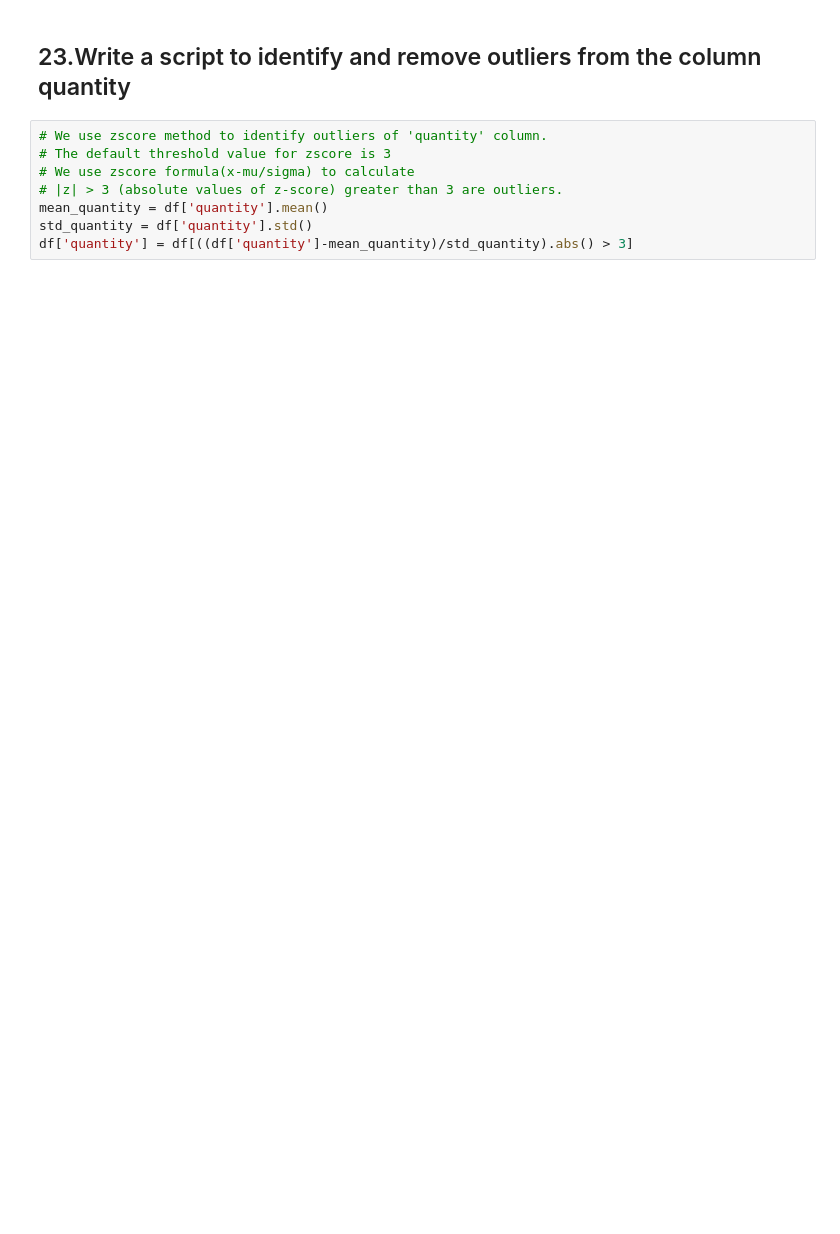
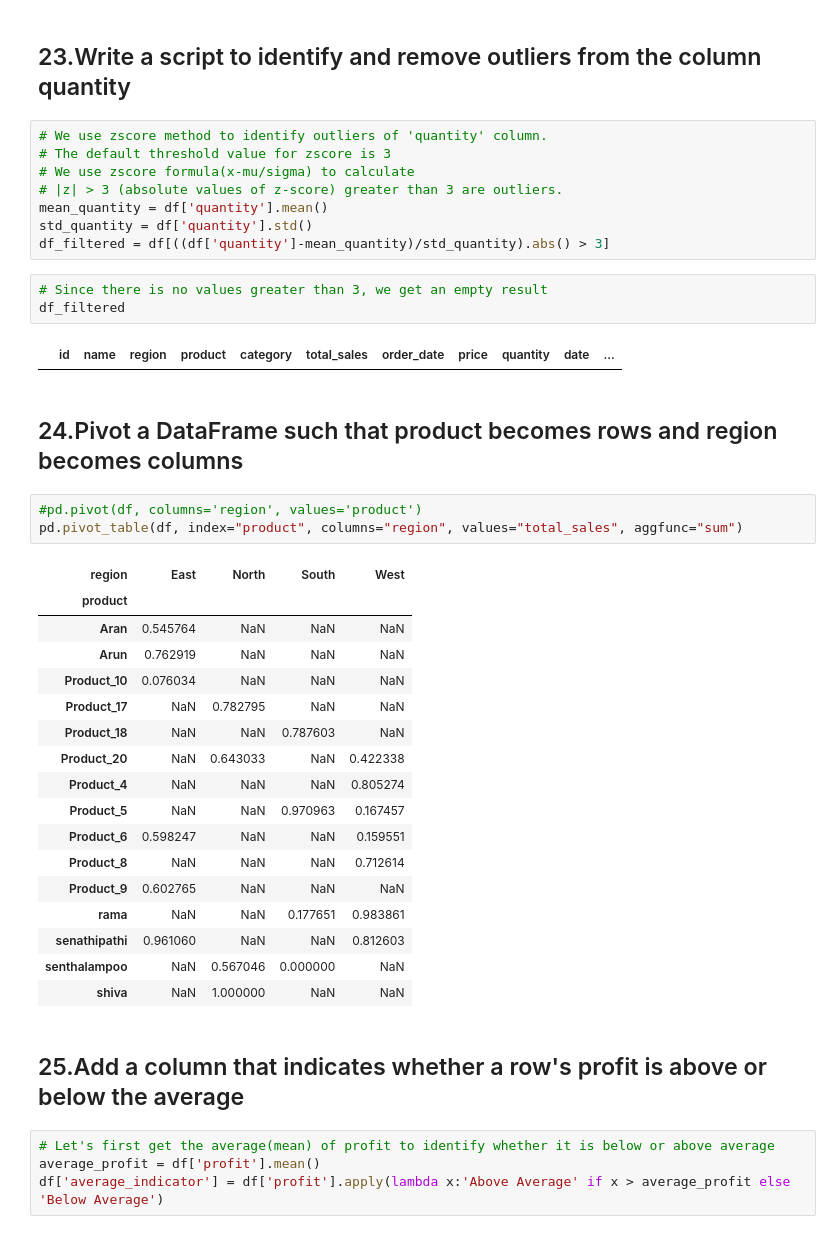
Before and after one commit to G-Arun-Kumar/exploratory-data-analysis, a Jupyter notebook: pandas_practice.ipynb, the cells around one changed output. Drawn from its saved outputs; the diff is of its cells as text; blank space fills up the shorter version.

Commit message:
average indicator for profit column done

```diff
--- a/pandas_practice.ipynb
+++ b/pandas_practice.ipynb
@@ -795,4 +1610,38 @@ plt.show()
 # |z| > 3 (absolute values of z-score) greater than 3 are outliers.
 mean_quantity = df['quantity'].mean()
 std_quantity = df['quantity'].std()
-df['quantity'] = df[((df['quantity']-mean_quantity)/std_quantity).abs() > 3]
+df_filtered = df[((df['quantity']-mean_quantity)/std_quantity).abs() > 3]
+# %%
+# Since there is no values greater than 3, we get an empty result
+df_filtered
+# %% [output]
+|  | id | name | region | product | category | total_sales | order_date | price | quantity | date | ... |
+# %% [markdown]
+## 24.Pivot a DataFrame such that product becomes rows and region becomes columns
+# %%
+#pd.pivot(df, columns='region', values='product')
+pd.pivot_table(df, index="product", columns="region", values="total_sales", aggfunc="sum")
+# %% [output]
+| region | East | North | South | West |
+| product |  |  |  |  |
+| Aran | 0.545764 | NaN | NaN | NaN |
+| Arun | 0.762919 | NaN | NaN | NaN |
+| Product_10 | 0.076034 | NaN | NaN | NaN |
+| Product_17 | NaN | 0.782795 | NaN | NaN |
+| Product_18 | NaN | NaN | 0.787603 | NaN |
+| Product_20 | NaN | 0.643033 | NaN | 0.422338 |
+| Product_4 | NaN | NaN | NaN | 0.805274 |
+| Product_5 | NaN | NaN | 0.970963 | 0.167457 |
+| Product_6 | 0.598247 | NaN | NaN | 0.159551 |
+| Product_8 | NaN | NaN | NaN | 0.712614 |
+| Product_9 | 0.602765 | NaN | NaN | NaN |
+| rama | NaN | NaN | 0.177651 | 0.983861 |
+| senathipathi | 0.961060 | NaN | NaN | 0.812603 |
+| senthalampoo | NaN | 0.567046 | 0.000000 | NaN |
+| shiva | NaN | 1.000000 | NaN | NaN |
+# %% [markdown]
+## 25.Add a column that indicates whether a row's profit is above or below the average
+# %%
+# Let's first get the average(mean) of profit to identify whether it is below or above average
+average_profit = df['profit'].mean()
+df['average_indicator'] = df['profit'].apply(lambda x:'Above Average' if x > average_profit else 'Below Average')
```
Also changed, not shown: parts of 94 cells of this notebook.
